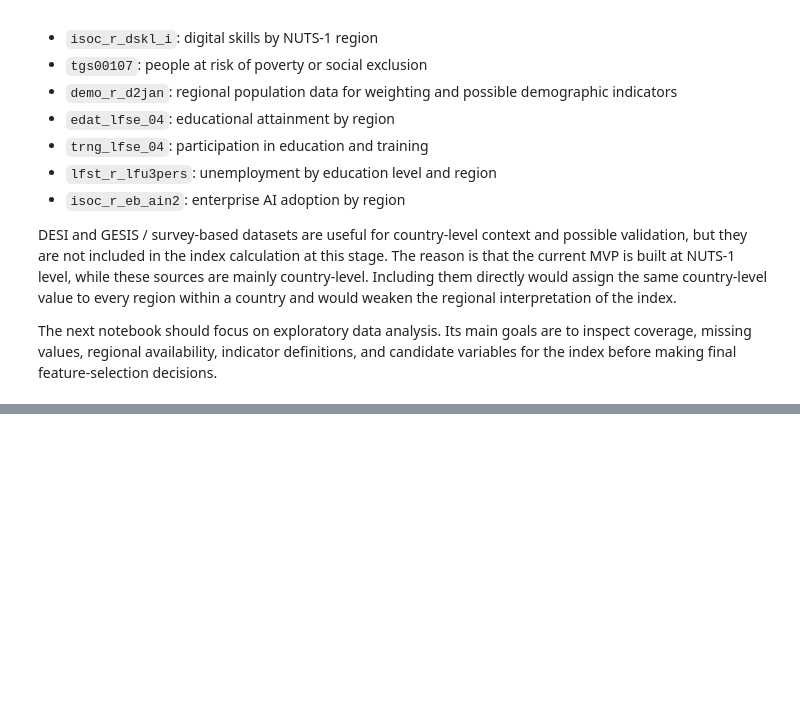
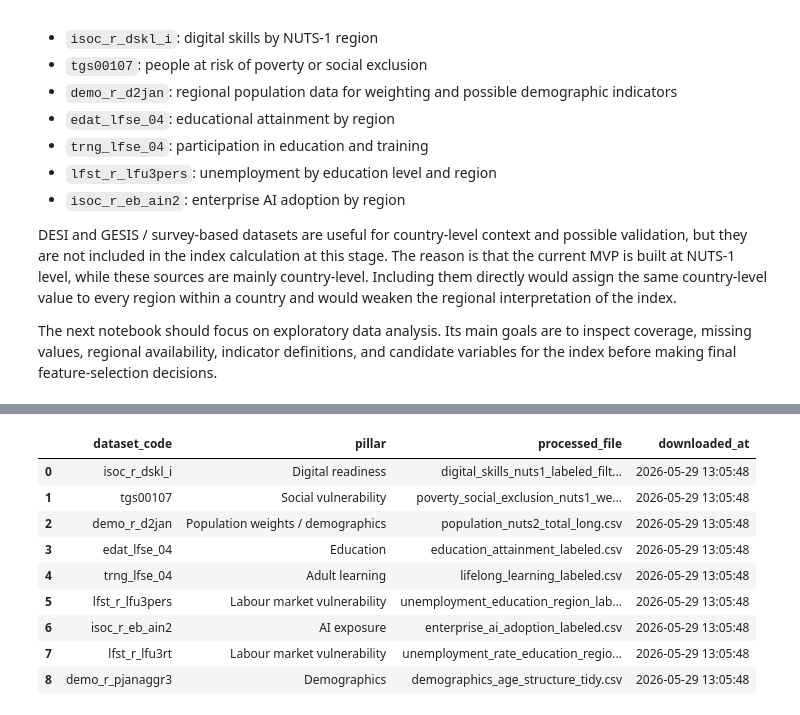
Before and after one commit to andmotus/AI-Literacy-Gap-Index, a Jupyter notebook: notebooks/01_load_data.ipynb, the cells around one changed output, grey strips where cells are left out. Saved outputs shown, nothing was run; the diff lists cells and outputs as text; code cells hidden in the pictures; blank space fills up the shorter version.

```diff
--- a/notebooks/01_load_data.ipynb
+++ b/notebooks/01_load_data.ipynb
@@ -2468,0 +2588,47 @@ The next notebook should focus on exploratory data analysis. Its main goals are
+# %%
+# -----------------------------
+# Addition — update data catalog and record download timestamp
+# -----------------------------
+
+_downloaded_at = pd.Timestamp.now().strftime("%Y-%m-%d %H:%M:%S")
+
+_new_entries = [
+    {
+        "dataset_code":  "lfst_r_lfu3rt",
+        "dataset_name":  "Unemployment rates by educational attainment and region",
+        "pillar":        "Labour market vulnerability",
+        "processed_file":"unemployment_rate_education_region_tidy.csv",
+        "main_use":      "Unemployment rate among low-educated workers (rates, not counts)"
+    },
+    {
+        "dataset_code":  "demo_r_pjanaggr3",
+        "dataset_name":  "Population by broad age group and NUTS region",
+        "pillar":        "Demographics",
+        "processed_file":"demographics_age_structure_tidy.csv",
+        "main_use":      "Share of population aged 65+ as demographic risk indicator"
+    }
+]
+
+_catalog = pd.read_csv(PROCESSED_DIR / "project_data_catalog.csv")
+
+for _entry in _new_entries:
+    if _entry["dataset_code"] not in _catalog["dataset_code"].values:
+        _p = PROCESSED_DIR / _entry["processed_file"]
+        if _p.exists():
+            _df = pd.read_csv(_p)
+            _entry.update({
+                "file_exists": True,
+                "n_rows":    _df.shape[0],
+                "n_columns": _df.shape[1],
+                "min_year":  int(_df["year"].min()) if "year" in _df.columns else None,
+                "max_year":  int(_df["year"].max()) if "year" in _df.columns else None,
+                "n_years":   _df["year"].nunique() if "year" in _df.columns else None,
+            })
+        _catalog = pd.concat([_catalog, pd.DataFrame([_entry])], ignore_index=True)
+
+_catalog["downloaded_at"] = _downloaded_at
+_catalog.to_csv(PROCESSED_DIR / "project_data_catalog.csv", index=False)
+
+print(f"Catalog updated: {len(_catalog)} datasets, timestamp: {_downloaded_at}")
+display(_catalog[["dataset_code", "pillar", "processed_file", "downloaded_at"]])
+# %% [output]
@@ -2468,0 +2636,10 @@ The next notebook should focus on exploratory data analysis. Its main goals are
+|  | dataset_code | pillar | processed_file | downloaded_at |
+| 0 | isoc_r_dskl_i | Digital readiness | digital_skills_nuts1_labeled_filt... | 2026-05-29 13:05:48 |
+| 1 | tgs00107 | Social vulnerability | poverty_social_exclusion_nuts1_we... | 2026-05-29 13:05:48 |
+| 2 | demo_r_d2jan | Population weights / demographics | population_nuts2_total_long.csv | 2026-05-29 13:05:48 |
+| 3 | edat_lfse_04 | Education | education_attainment_labeled.csv | 2026-05-29 13:05:48 |
+| 4 | trng_lfse_04 | Adult learning | lifelong_learning_labeled.csv | 2026-05-29 13:05:48 |
+| 5 | lfst_r_lfu3pers | Labour market vulnerability | unemployment_education_region_lab... | 2026-05-29 13:05:48 |
+| 6 | isoc_r_eb_ain2 | AI exposure | enterprise_ai_adoption_labeled.csv | 2026-05-29 13:05:48 |
+| 7 | lfst_r_lfu3rt | Labour market vulnerability | unemployment_rate_education_regio... | 2026-05-29 13:05:48 |
+| 8 | demo_r_pjanaggr3 | Demographics | demographics_age_structure_tidy.csv | 2026-05-29 13:05:48 |
```
Also changed, not shown: parts of 20 cells of this notebook, 5 other files.
